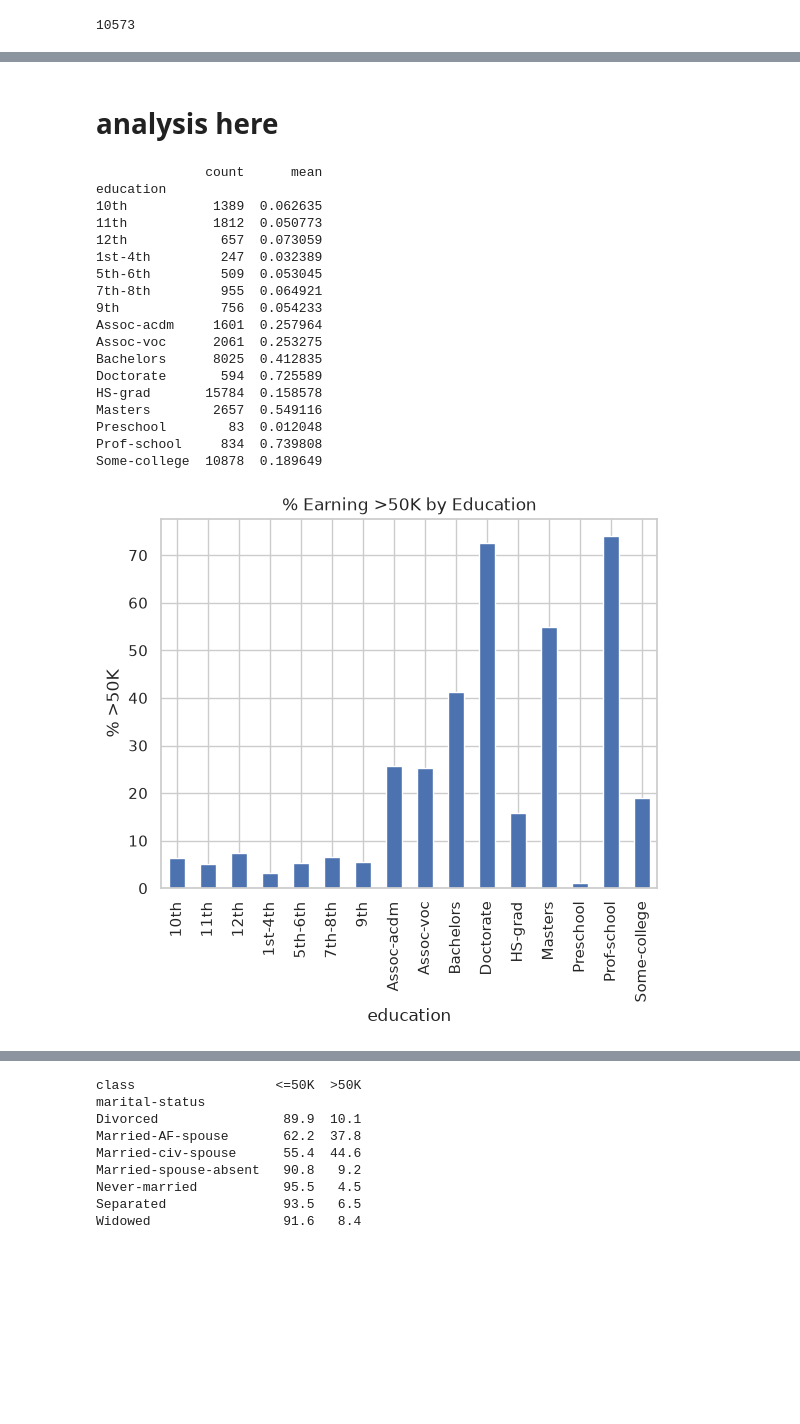
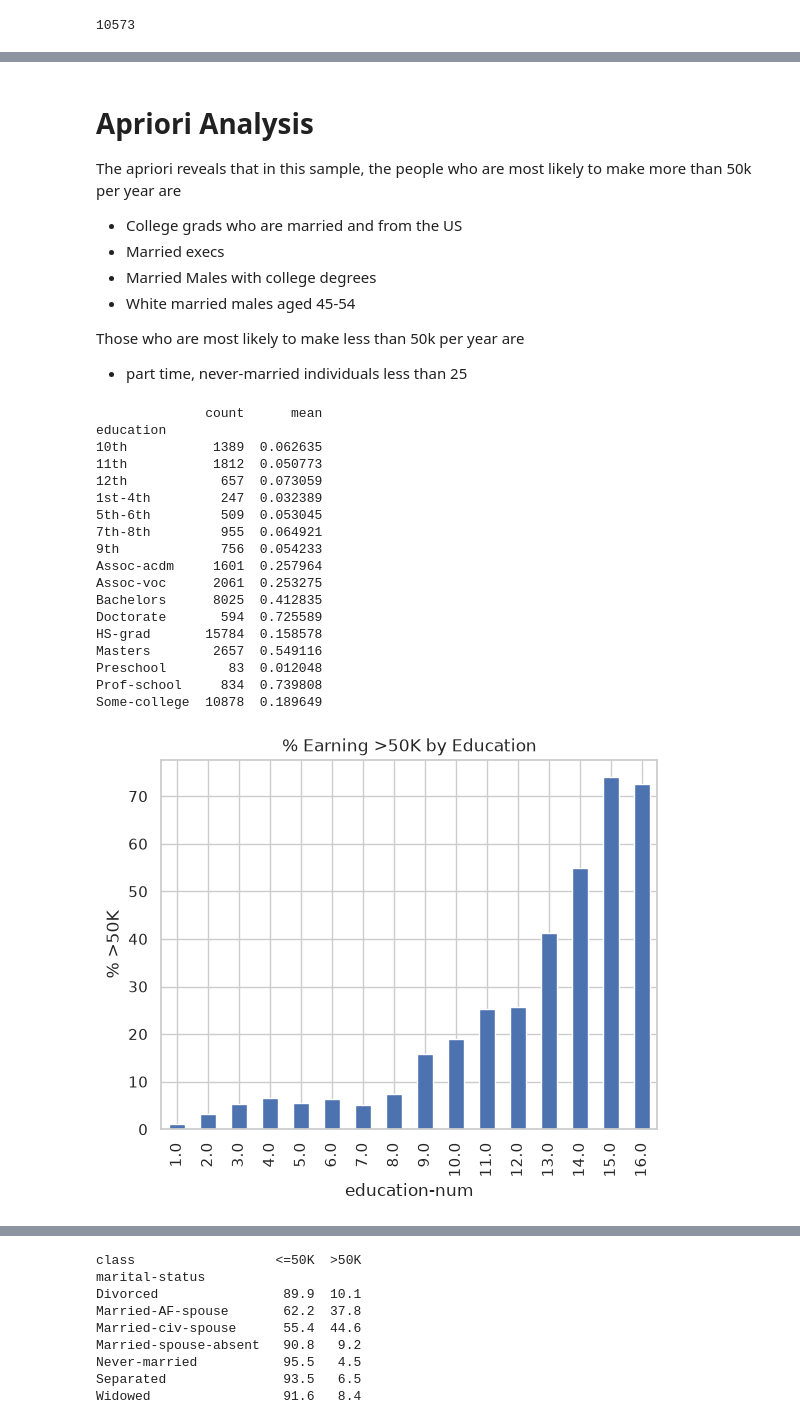
Before and after one commit to Galacticica/data-science-class, a Jupyter notebook: People/people.ipynb, the cells around one changed output, grey strips where cells are left out. Saved outputs shown, nothing was run; the diff lists cells and outputs as text; code cells hidden in the pictures; blank space fills up the shorter version.

```diff
--- a/People/people.ipynb
+++ b/People/people.ipynb
@@ -235,32 +247,40 @@ print(rules[rules["consequent"] == ("class=<=50K",)].sort_values("confidence", a
 # %% [markdown]
-# analysis here
+# Apriori Analysis
+The apriori reveals that in this sample, the people who are most likely to make more than 50k per year are
+  - College grads who are married and from the US
+  - Married execs
+  - Married Males with college degrees
+  - White married males aged 45-54
+
+Those who are most likely to make less than 50k per year are
+  - part time, never-married individuals less than 25
 # %%
 df["high_income"] = (df["class"] == ">50K").astype(int)
 # %%
 print(df.groupby("education")["high_income"].agg(["count", "mean"]))
 
 plt.title("% Earning >50K by Education")
 plt.xlabel("Education")
 plt.ylabel("% >50K")
-df.groupby("education")["high_income"].mean().mul(100).plot(kind="bar")
+df.groupby("education-num")["high_income"].mean().mul(100).plot(kind="bar")
 plt.show()
 # %% [output]
               count      mean
 education
 10th           1389  0.062635
 11th           1812  0.050773
 12th            657  0.073059
 1st-4th         247  0.032389
 5th-6th         509  0.053045
 7th-8th         955  0.064921
 9th             756  0.054233
 Assoc-acdm     1601  0.257964
 Assoc-voc      2061  0.253275
 Bachelors      8025  0.412835
 Doctorate       594  0.725589
 HS-grad       15784  0.158578
 Masters        2657  0.549116
 Preschool        83  0.012048
 Prof-school     834  0.739808
 Some-college  10878  0.189649
-[figure, old version]
+[figure, new version]
```
Also changed, not shown: parts of 13 cells of this notebook.
